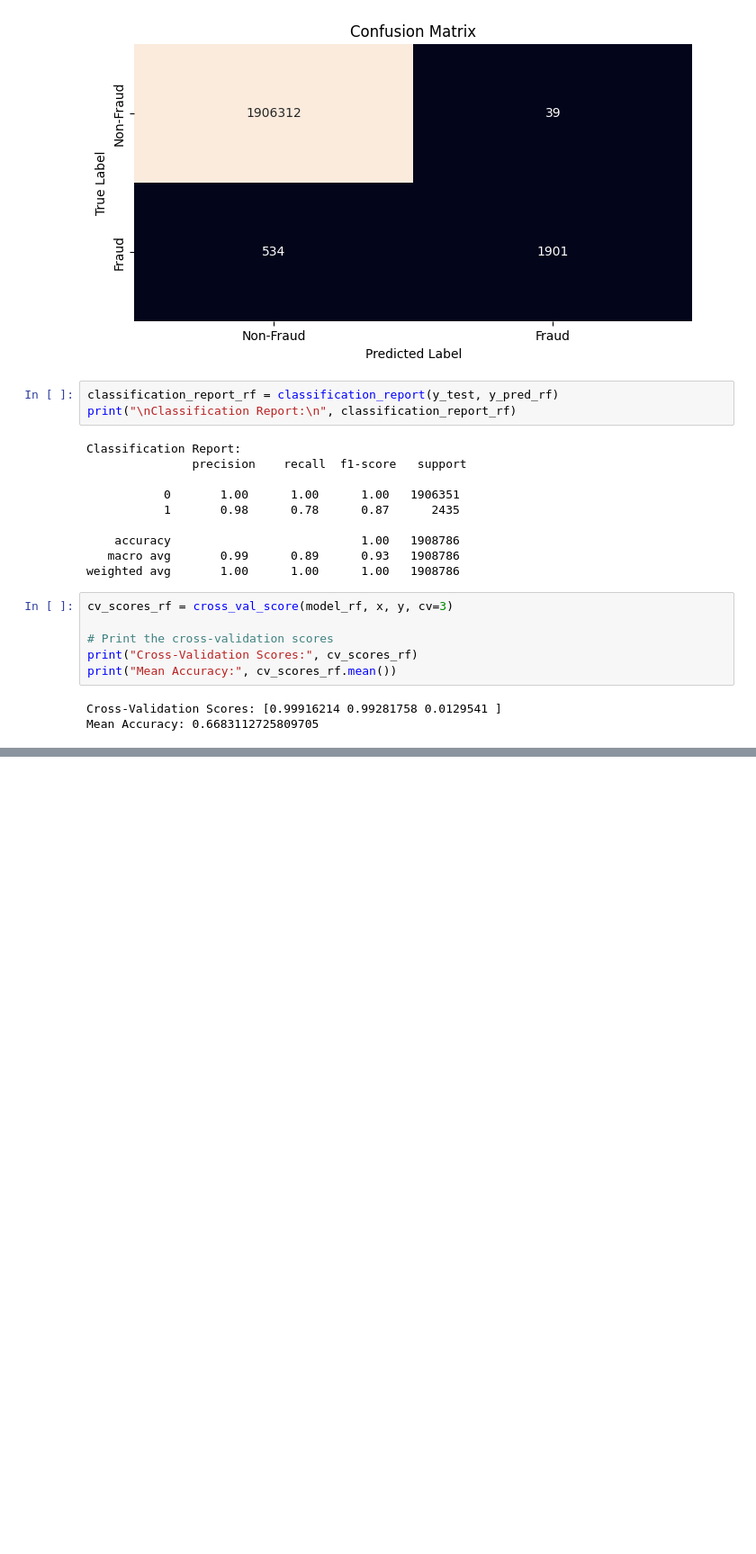
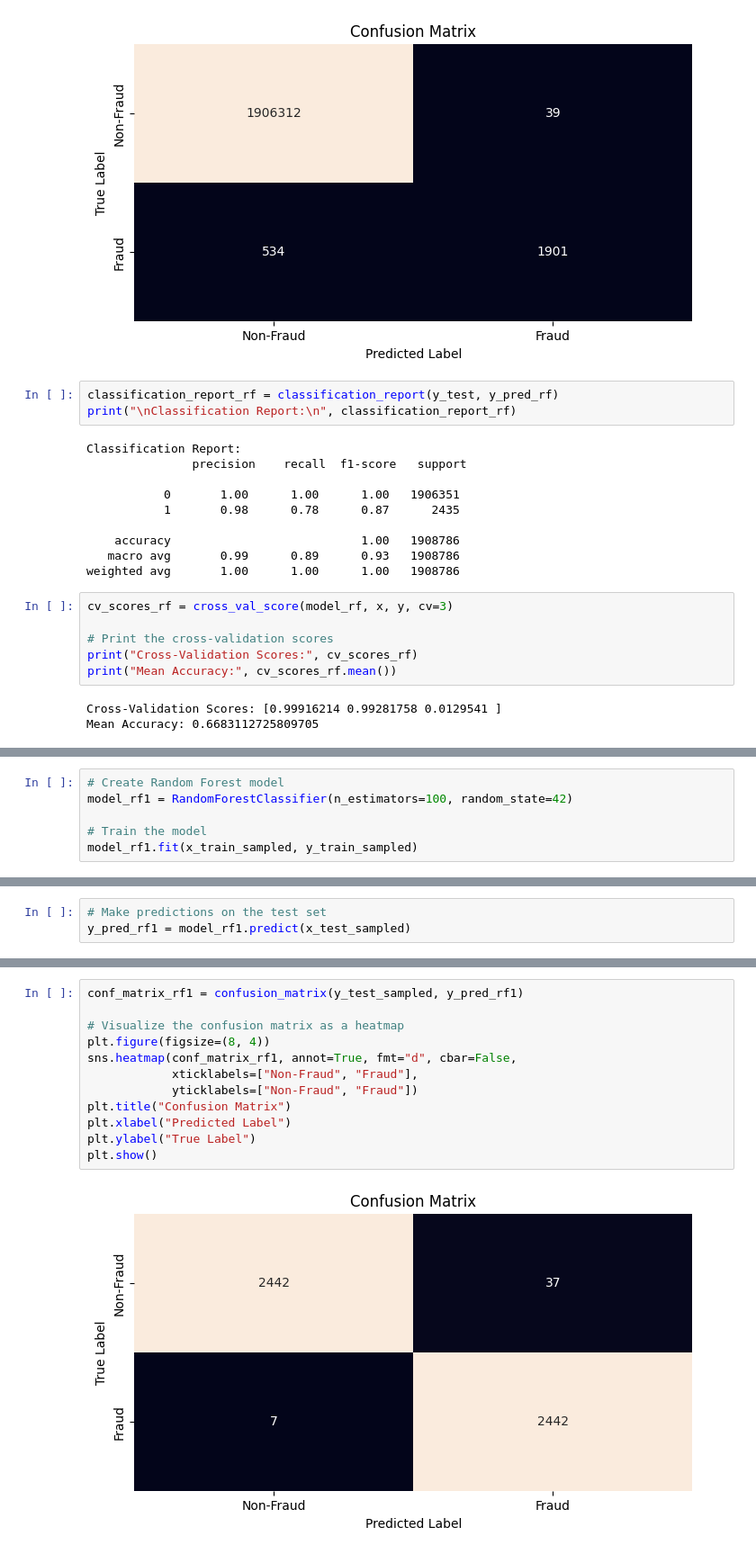
Before and after one commit to honeydewsago/MachineLearningCW, a Jupyter notebook: FraudPrediction.ipynb, the cells around one changed output, grey strips where cells are left out. Shown: that part at 90% size. Drawn from its saved outputs; the diff is of its cells as text; blank space fills up the shorter version.

Commit message:
Fine Tune Random Forest Model

```diff
--- a/FraudPrediction.ipynb
+++ b/FraudPrediction.ipynb
@@ -826,0 +828,6 @@ Mean Accuracy: 0.6683112725809705
+# %%
+# Create Random Forest model
+model_rf1 = RandomForestClassifier(n_estimators=100, random_state=42)
+
+# Train the model
+model_rf1.fit(x_train_sampled, y_train_sampled)
@@ -826,0 +836,3 @@ Mean Accuracy: 0.6683112725809705
+# %%
+# Make predictions on the test set
+y_pred_rf1 = model_rf1.predict(x_test_sampled)
@@ -826,0 +849,14 @@ Mean Accuracy: 0.6683112725809705
+# %%
+conf_matrix_rf1 = confusion_matrix(y_test_sampled, y_pred_rf1)
+
+# Visualize the confusion matrix as a heatmap
+plt.figure(figsize=(8, 4))
+sns.heatmap(conf_matrix_rf1, annot=True, fmt="d", cbar=False,
+            xticklabels=["Non-Fraud", "Fraud"],
+            yticklabels=["Non-Fraud", "Fraud"])
+plt.title("Confusion Matrix")
+plt.xlabel("Predicted Label")
+plt.ylabel("True Label")
+plt.show()
+# %% [output]
+[figure, added]
```
Also changed, not shown: parts of 13 cells of this notebook.
